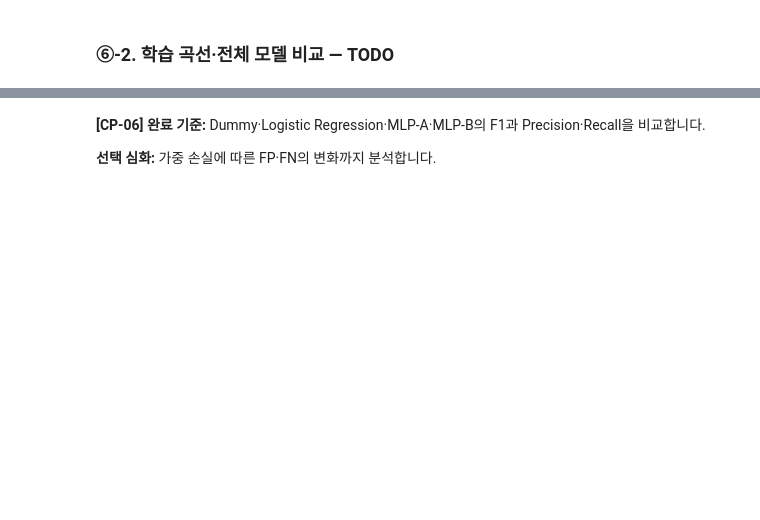
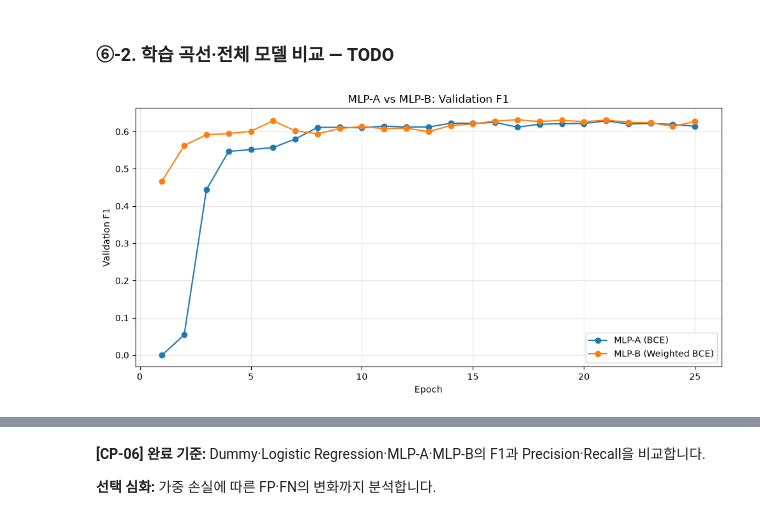
Before and after one commit to djdjwoqve-boop/ai-mini-projects, a Jupyter notebook: mini-project-01/code/02_classification_online_shopping.ipynb, the cells around one changed output, grey strips where cells are left out. Drawn from its saved outputs; the diff is of its cells as text; code cells hidden in the pictures; blank space fills up the shorter version.

```diff
--- a/mini-project-01/code/02_classification_online_shopping.ipynb
+++ b/mini-project-01/code/02_classification_online_shopping.ipynb
@@ -888,9 +1156,14 @@ display(history_a.tail().round(3))
 # %%
 # TODO 6-1. Train에서 미구매·구매 건수를 구하고 pos_weight를 계산합니다.
 # 힌트: pos_weight = 미구매 수 / 구매 수
-n_negative = ...
-n_positive = ...
-pos_weight = ...
+# 미구매(0) 건수
+n_negative = (y_train == 0).sum()
+
+# 구매(1) 건수
+n_positive = (y_train == 1).sum()
+
+# 구매 클래스 가중치 계산
+pos_weight = n_negative / n_positive
 print("Train 불균형 비율(neg/pos):", round(pos_weight, 3))
 
 # [공통] MLP-B: 가중 BCE 학습
@@ -905,26 +1187,97 @@ display(history_b.tail().round(3))
 # %%
 # TODO 6-2. MLP-A와 MLP-B의 Epoch별 Validation F1 곡선을 비교합니다.
 # 힌트: history_a, history_b, plt.plot()
-...
+# TODO 6-2. MLP-A와 MLP-B의 Epoch별 Validation F1 곡선을 비교합니다.
+
+plt.figure(figsize=(10, 5))
+
+plt.plot(
+    history_a["Epoch"],
+    history_a["Valid F1"],
+    label="MLP-A (BCE)",
+    marker="o"
+)
+
+plt.plot(
+    history_b["Epoch"],
+    history_b["Valid F1"],
+    label="MLP-B (Weighted BCE)",
+    marker="o"
+)
+
+plt.xlabel("Epoch")
+plt.ylabel("Validation F1")
+plt.title("MLP-A vs MLP-B: Validation F1")
+
+plt.legend()
+plt.grid(alpha=0.3)
+plt.tight_layout()
+plt.show()
 
 # [공통] 두 신경망 및 선택 에포크 보관
 mlp_models = {
     "MLP-A (BCE)": mlp_a,
     "MLP-B (weighted BCE)": mlp_b,
 }
 mlp_best_epochs = {
     "MLP-A (BCE)": best_epoch_a,
     "MLP-B (weighted BCE)": best_epoch_b,
 }
 
 # TODO 6-3. 두 MLP의 Train·Validation 구매 확률을 계산하고
 # 기본 임계값 0.5로 분류한 뒤, summary_row() 결과를 results에 추가합니다.
 for name, model in mlp_models.items():
-    tr_pred = ...
-    va_pred = ...
-    results.append(summary_row(name, y_train, tr_pred, y_valid, va_pred))
+
+    # 모델 평가 모드
+    model.eval()
+
+    with torch.no_grad():
+
+        # Train 구매 확률 예측
+        tr_pred = torch.sigmoid(
+            model(
+                torch.as_tensor(
+                    Xt_train,
+                    dtype=torch.float32,
+                    device=DEVICE
+                )
+            )
+        ).cpu().numpy().reshape(-1)
+
+        # Validation 구매 확률 예측
+        va_pred = torch.sigmoid(
+            model(
+                torch.as_tensor(
+                    Xt_valid,
+                    dtype=torch.float32,
+                    device=DEVICE
+                )
+            )
+        ).cpu().numpy().reshape(-1)
+
+    # 기본 임계값 0.5 적용
+    tr_pred = (tr_pred >= 0.5).astype(int)
+    va_pred = (va_pred >= 0.5).astype(int)
+
+    # 성능 결과 저장
+    results.append(
+        summary_row(name, y_train, tr_pred, y_valid, va_pred)
+    )
 
 # TODO 6-4. 모델별 Valid F1 내림차순 정렬 및 Train-Valid F1 차이 계산
-results_df = ...
-results_df["Gap (Train-Valid F1)"] = ...
+results_df = pd.DataFrame(results)
+
+# Validation F1 기준 내림차순 정렬
+results_df = results_df.sort_values(
+    by="Valid F1",
+    ascending=False
+).reset_index(drop=True)
+
+# Train과 Validation F1 차이 계산
+results_df["Gap (Train-Valid F1)"] = (
+    results_df["Train F1"] - results_df["Valid F1"]
+)
+
 display(results_df.round(3))
+# %% [output]
+[figure, added]
```
Also changed, not shown: parts of 18 cells of this notebook.
